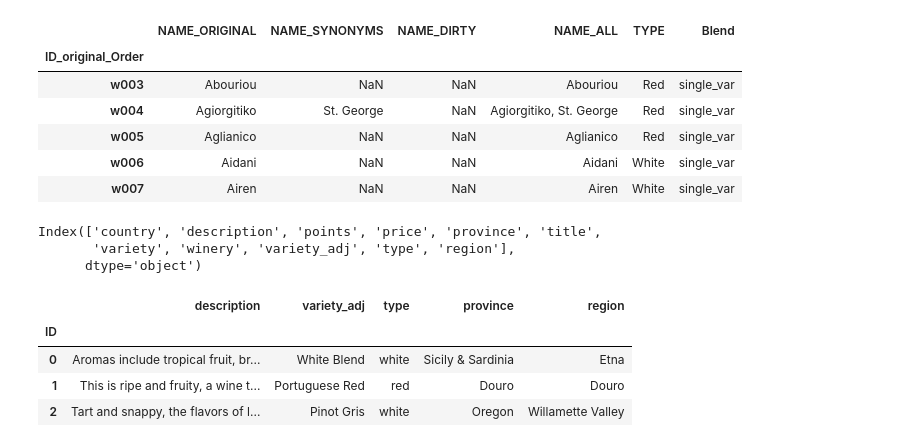
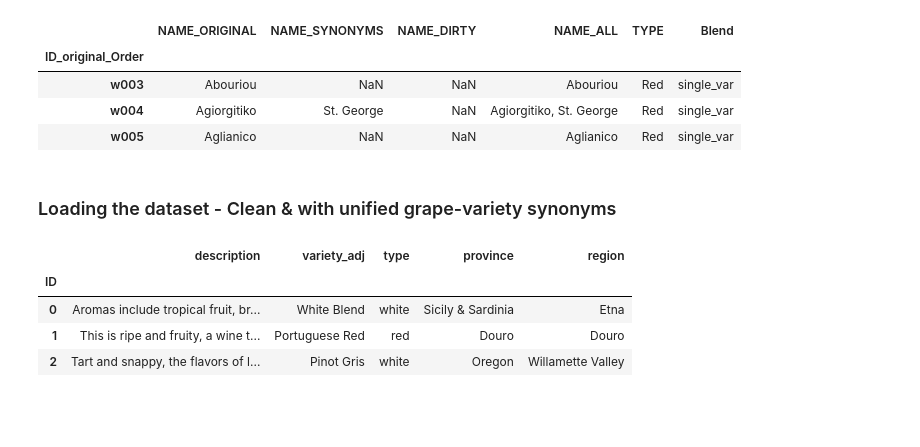
Before and after one commit to fmdalcin/WineGen_old, a Jupyter notebook: notebooks/NLP_WineDescription.ipynb, the cells around one changed output. Drawn from its saved outputs; the diff is of its cells as text; code cells hidden in the pictures; blank space fills up the shorter version.

Commit message:
Finished. Main output to use are 4 dataframes (wine types) generated at end of section 2

```diff
--- a/notebooks/NLP_WineDescription.ipynb
+++ b/notebooks/NLP_WineDescription.ipynb
@@ -19,12 +21,10 @@ from nltk.stem.wordnet import WordNetLemmatizer
 from nltk import word_tokenize
 # %%
 syns_raw = pd.read_csv("../raw_data/wine_synonyms_csv.csv", index_col=0)
-syns_raw.head()
+syns_raw.head(3)
 # %% [output]
 |  | NAME_ORIGINAL | NAME_SYNONYMS | NAME_DIRTY | NAME_ALL | TYPE | Blend |
 | ID_original_Order |  |  |  |  |  |  |
 | w003 | Abouriou | NaN | NaN | Abouriou | Red | single_var |
 | w004 | Agiorgitiko | St. George | NaN | Agiorgitiko, St. George | Red | single_var |
 | w005 | Aglianico | NaN | NaN | Aglianico | Red | single_var |
-| w006 | Aidani | NaN | NaN | Aidani | White | single_var |
-| w007 | Airen | NaN | NaN | Airen | White | single_var |
@@ -33,3 +31,5 @@ np.unique(syns_raw['TYPE'])
+# %% [markdown]
+### Loading the dataset - Clean & with unified grape-variety synonyms
 # %%
 def clean_rawdata():
     '''Once called, reads the raw data and convert it in a Pandas Dataframe.
@@ -89,12 +89,6 @@ def resolve_synonyms(df:pd.DataFrame)->pd.DataFrame:
     return df
 # %%
 df = clean_rawdata()
-# %%
-df.columns
-# %% [output]
-Index(['country', 'description', 'points', 'price', 'province', 'title',
-       'variety', 'winery', 'variety_adj', 'type', 'region'],
-      dtype='object')
 # %%
 df = resolve_synonyms(df)
 # %%
```
Also changed, not shown: parts of 76 cells of this notebook.
